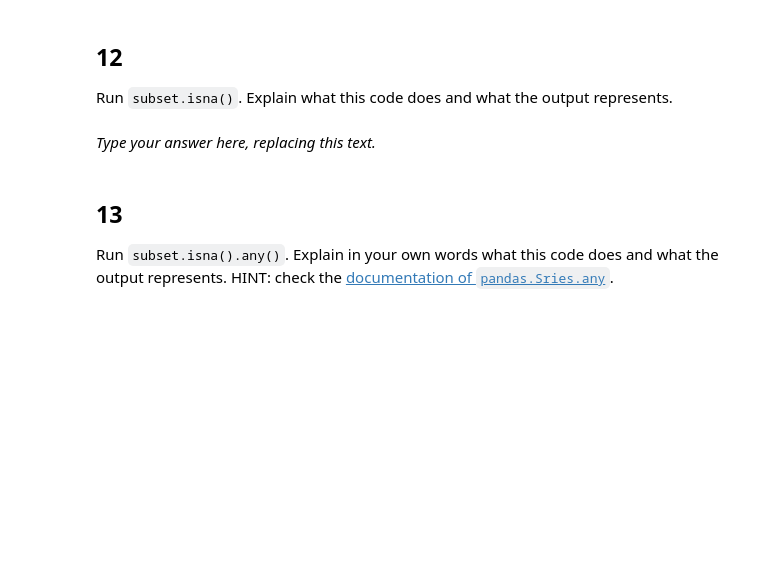
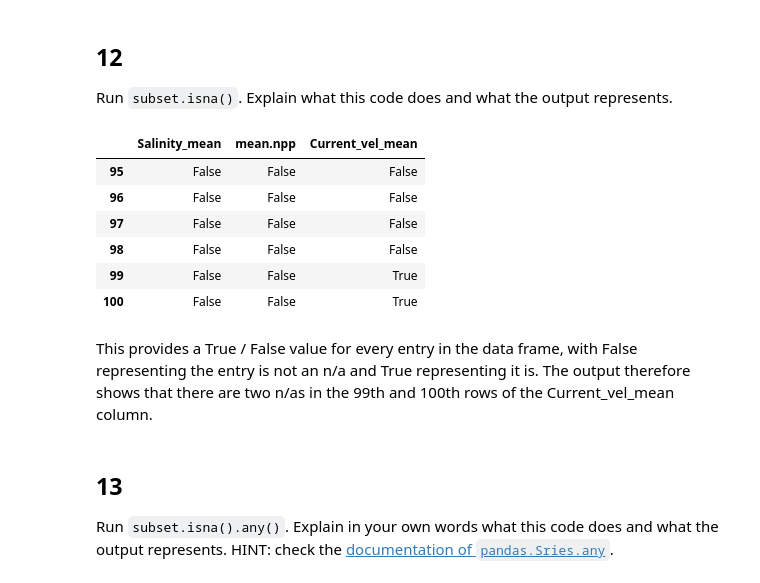
Before and after one commit to gitanjali1024/eds220-hwk1, a Jupyter notebook: task2/hwk1-task2-corals.ipynb, the cells around one changed output. Drawn from its saved outputs; the diff is of its cells as text; code cells hidden in the pictures; blank space fills up the shorter version.

Commit message:
subsetted with loc and iloc

```diff
--- a/task2/hwk1-task2-corals.ipynb
+++ b/task2/hwk1-task2-corals.ipynb
@@ -284,3 +320,6 @@ subset = ...
+# %%
+# Select the desired rows and columns
+subset = coral_div.iloc[95:101, [16, 19, 27]]
 # %%
 # View the dataframe
 subset
@@ -292,8 +341,18 @@ grader.check("q11")
 ## 12
 
 Run `subset.isna()`. Explain what this code does and what the output represents.
-# %% [markdown]
-_Type your answer here, replacing this text._
+# %%
+subset.isna()
+# %% [output]
+|  | Salinity_mean | mean.npp | Current_vel_mean |
+| 95 | False | False | False |
+| 96 | False | False | False |
+| 97 | False | False | False |
+| 98 | False | False | False |
+| 99 | False | False | True |
+| 100 | False | False | True |
+# %% [markdown]
+This provides a True / False value for every entry in the data frame, with False representing the entry is not an n/a and True representing it is. The output therefore shows that there are two n/as in the 99th and 100th rows of the Current_vel_mean column.
 # %% [markdown]
 <!-- END QUESTION -->
 
```
Also changed, not shown: parts of 13 cells of this notebook.
